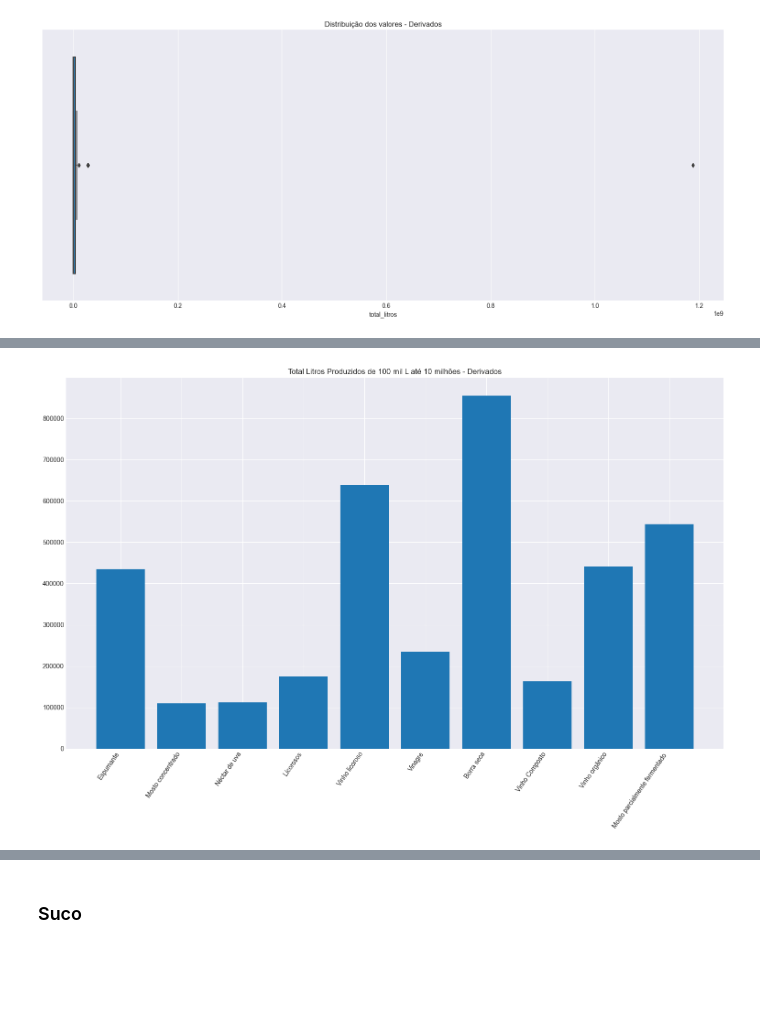
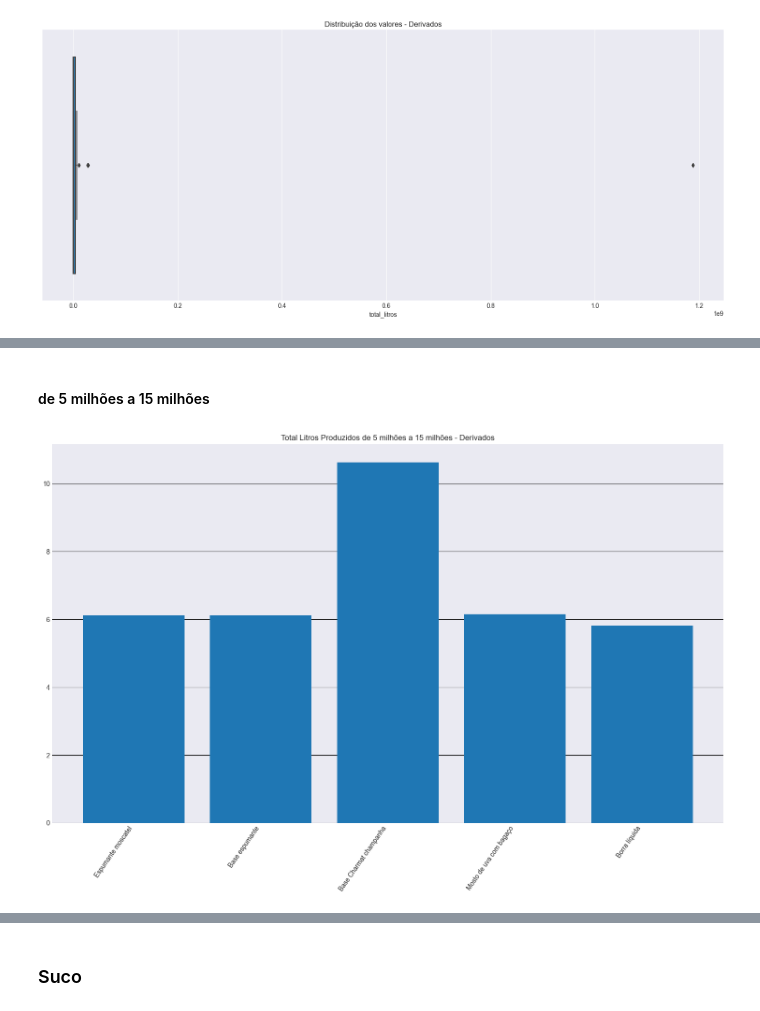
Before and after one commit to almeida25/data_analysis_vinicula, a Jupyter notebook: comercio_producao_analise.ipynb, the cells around one changed output, grey strips where cells are left out. Saved outputs shown, nothing was run; the diff lists cells and outputs as text; code cells hidden in the pictures; blank space fills up the shorter version.

```diff
--- a/comercio_producao_analise.ipynb
+++ b/comercio_producao_analise.ipynb
@@ -346,0 +390,9 @@ plt.show()
+# %%
+df_grafico_comercio['total_litros'] = 0
+list_total_litros = []
+
+for i in range(df_grafico_comercio.shape[0]):
+    total = df_grafico_comercio.iloc[i, 1:-2].sum()
+    list_total_litros.append(total)
+
+df_grafico_comercio['total_litros'] = list_total_litros
@@ -720,16 +1060,17 @@ df_de_tipo_producao[['cultivar', 'total_litros']].sort_values(by='total_litros',
 # %%
-df_de_tipo_producao[['cultivar','total_litros']]
-
-
 # https://matplotlib.org/stable/api/_as_gen/matplotlib.pyplot.plot.html
 fig, ax = plt.subplots()
 fig.set_size_inches(18.5, 10.5)
 
-ax.bar(df_de_tipo_producao.loc[(df_de_tipo_producao["total_litros"] >= 0) &
-                                (df_de_tipo_producao["total_litros"] <= 100_000)]['cultivar'],
-        df_de_tipo_producao.loc[(df_de_tipo_producao["total_litros"] >= 0) &
-                                (df_de_tipo_producao["total_litros"] <= 100_000)]['total_litros'])
-ax.set_title('Total Litros Produzidos até 100 mil L - Derivados')
+ax.bar(df_de_tipo_producao.loc[(df_de_tipo_producao["total_litros"] > 100_000) &
+                                (df_de_tipo_producao["total_litros"] <= 5_000_000)]['cultivar'],
+                                df_de_tipo_producao.loc[(df_de_tipo_producao["total_litros"] > 100_000) &
+                                                         (df_de_tipo_producao["total_litros"] <= 5_000_000)]['total_litros'])
+
+ax.set_title('Total Litros Produzidos de 100 mil L até 5 milhões - Derivados')
+
+ax.yaxis.grid(True, color='#000000')
+ax.xaxis.grid(False)
 
 for label in ax.get_xticklabels(which='major'):
     label.set(rotation=55, horizontalalignment='right')
@@ -738,21 +1097,20 @@ for label in ax.get_xticklabels(which='major'):
+# %% [markdown]
+#### de 5 milhões a 15 milhões
 # %%
-df_de_outros_producao = df_de_tipo_producao[df_de_tipo_producao['cultivar'] != 'Mosto simples']
-
-
-# https://matplotlib.org/stable/api/_as_gen/matplotlib.pyplot.plot.html
 fig, ax = plt.subplots()
 fig.set_size_inches(18.5, 10.5)
 
-df_de_tipo_producao.loc[(df_de_tipo_producao["total_litros"] > 100000) & (df_de_tipo_producao["total_litros"] <= 1000000)]
+ax.bar(df_de_tipo_producao.loc[(df_de_tipo_producao["total_litros"] > 5_000_000) &
+                               (df_de_tipo_producao["total_litros"] <= 15_000_000)]['cultivar'],
+                                df_de_tipo_producao.loc[(df_de_tipo_producao["total_litros"] > 5_000_000) &
+                                                        (df_de_tipo_producao["total_litros"] <= 15_000_000)]['total_litros']/1_000_000)
 
-ax.bar(df_de_tipo_producao.loc[(df_de_tipo_producao["total_litros"] > 100000) &
-                                (df_de_tipo_producao["total_litros"] <= 1000000)]['cultivar'],
-                                df_de_tipo_producao.loc[(df_de_tipo_producao["total_litros"] > 100000) &
-                                                         (df_de_tipo_producao["total_litros"] <= 1000000)]['total_litros'])
+ax.set_title('Total Litros Produzidos de 5 milhões a 15 milhões - Derivados')
 
-ax.set_title('Total Litros Produzidos de 100 mil L até 10 milhões - Derivados')
+ax.yaxis.grid(True, color='#000000')
+ax.xaxis.grid(False)
 
 for label in ax.get_xticklabels(which='major'):
     label.set(rotation=55, horizontalalignment='right')
 # %% [output]
-[figure, old version]
+[figure, new version]
```
Also changed, not shown: parts of 111 cells of this notebook.
